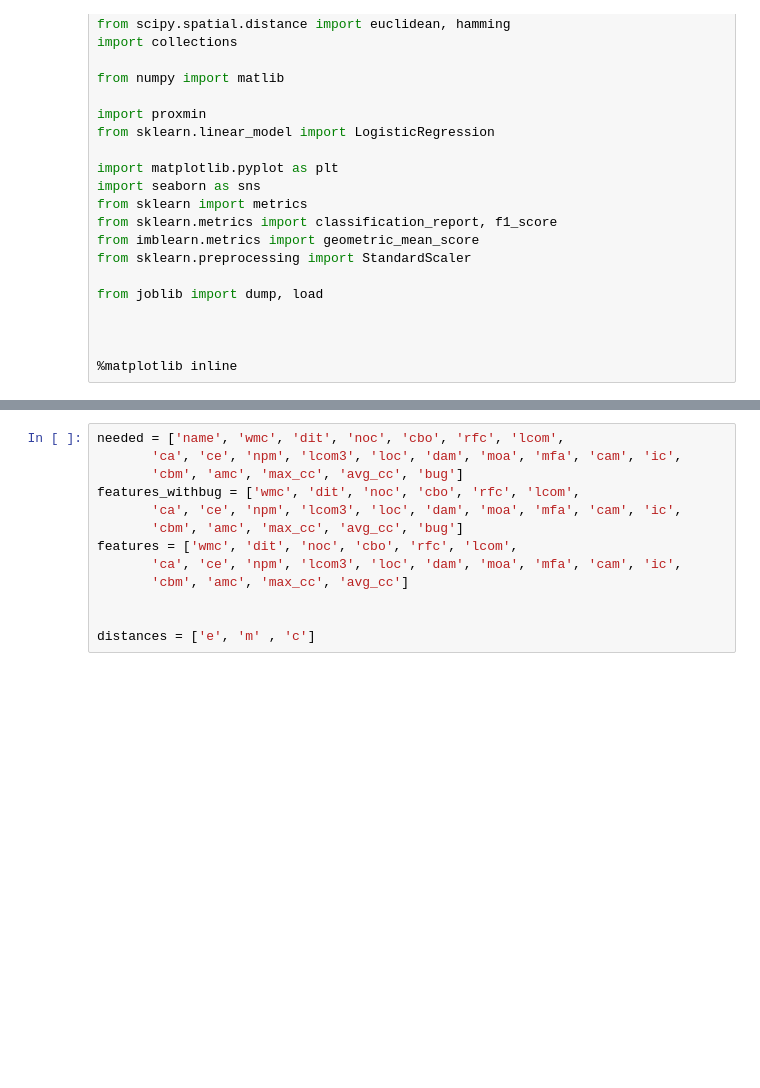
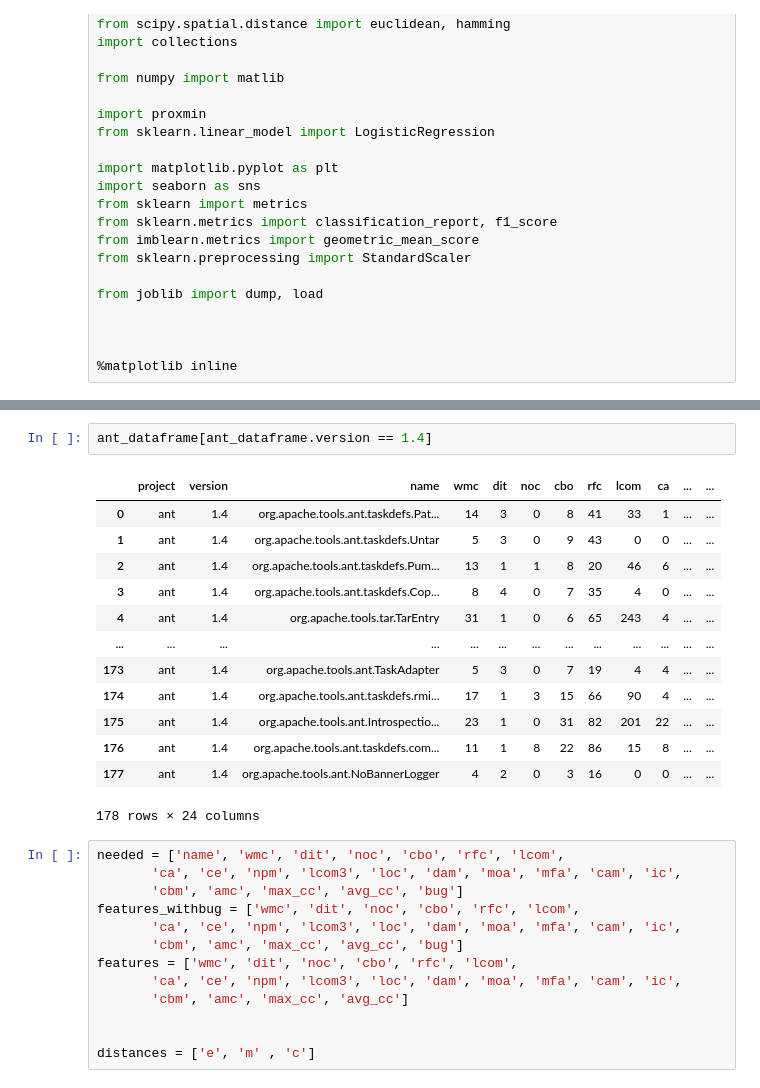
Before and after one commit to FioreAndrea/progetto-tesi, a Jupyter notebook: Testing.ipynb, the cells around one changed output, grey strips where cells are left out. Cells and saved outputs as stored; diff of their text form; blank space fills up the shorter version.

```diff
--- a/Testing.ipynb
+++ b/Testing.ipynb
@@ -37,3 +109,19 @@ ant_dataframe = pd.concat(ant_dataframe)
+# %%
+ant_dataframe[ant_dataframe.version == 1.4]
+# %% [output]
+|  | project | version | name | wmc | dit | noc | cbo | rfc | lcom | ca | ... | ... |
+| 0 | ant | 1.4 | org.apache.tools.ant.taskdefs.Pat... | 14 | 3 | 0 | 8 | 41 | 33 | 1 | ... | ... |
+| 1 | ant | 1.4 | org.apache.tools.ant.taskdefs.Untar | 5 | 3 | 0 | 9 | 43 | 0 | 0 | ... | ... |
+| 2 | ant | 1.4 | org.apache.tools.ant.taskdefs.Pum... | 13 | 1 | 1 | 8 | 20 | 46 | 6 | ... | ... |
+| 3 | ant | 1.4 | org.apache.tools.ant.taskdefs.Cop... | 8 | 4 | 0 | 7 | 35 | 4 | 0 | ... | ... |
+| 4 | ant | 1.4 | org.apache.tools.tar.TarEntry | 31 | 1 | 0 | 6 | 65 | 243 | 4 | ... | ... |
+| ... | ... | ... | ... | ... | ... | ... | ... | ... | ... | ... | ... | ... |
+| 173 | ant | 1.4 | org.apache.tools.ant.TaskAdapter | 5 | 3 | 0 | 7 | 19 | 4 | 4 | ... | ... |
+| 174 | ant | 1.4 | org.apache.tools.ant.taskdefs.rmi... | 17 | 1 | 3 | 15 | 66 | 90 | 4 | ... | ... |
+| 175 | ant | 1.4 | org.apache.tools.ant.Introspectio... | 23 | 1 | 0 | 31 | 82 | 201 | 22 | ... | ... |
+| 176 | ant | 1.4 | org.apache.tools.ant.taskdefs.com... | 11 | 1 | 8 | 22 | 86 | 15 | 8 | ... | ... |
+| 177 | ant | 1.4 | org.apache.tools.ant.NoBannerLogger | 4 | 2 | 0 | 3 | 16 | 0 | 0 | ... | ... |
+178 rows × 24 columns
 # %%
 needed = ['name', 'wmc', 'dit', 'noc', 'cbo', 'rfc', 'lcom',
        'ca', 'ce', 'npm', 'lcom3', 'loc', 'dam', 'moa', 'mfa', 'cam', 'ic',
```
Also changed, not shown: parts of 12 cells of this notebook.
